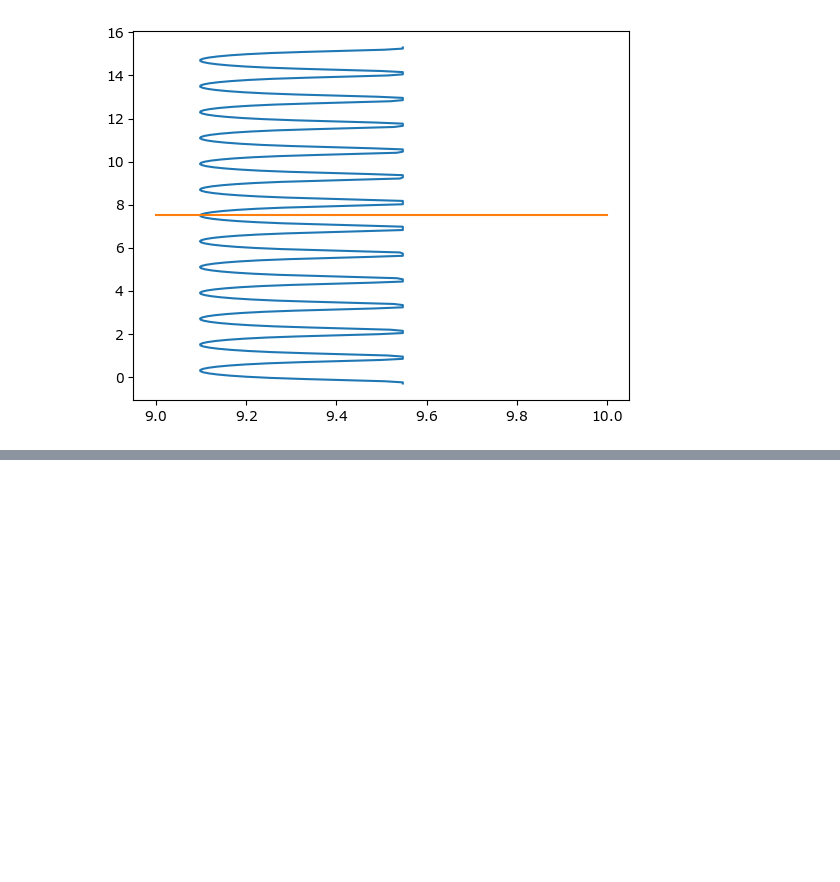
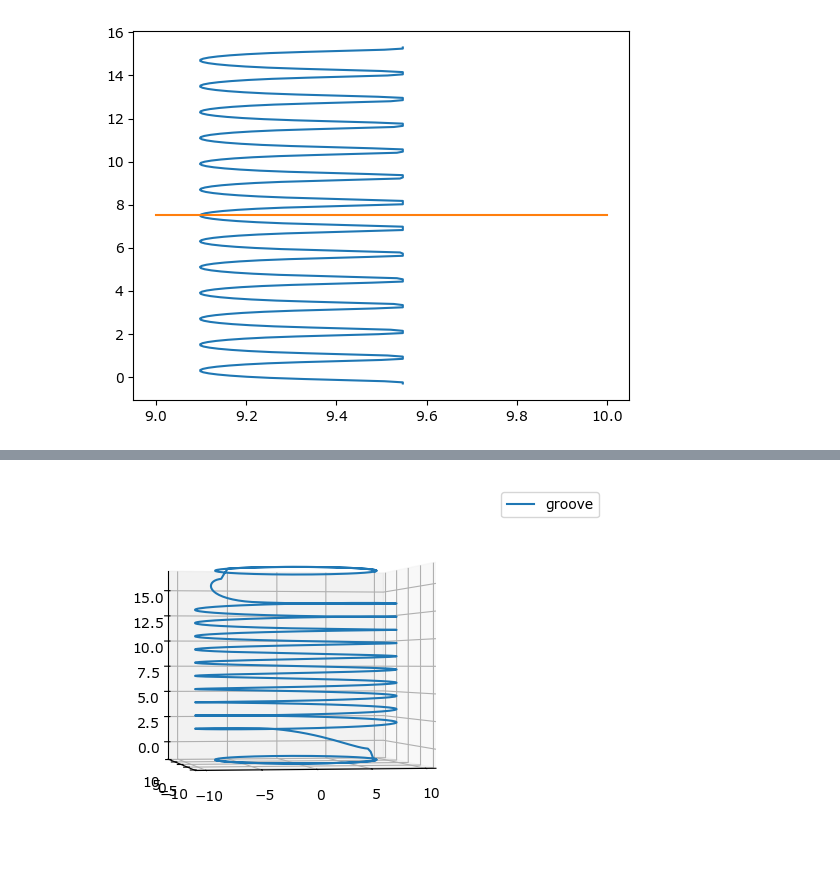
Before and after one commit to RichardPotthoff/myrepo, a Jupyter notebook: turtle_capstan.ipynb, the cells around one changed output, grey strips where cells are left out. Saved outputs shown, nothing was run; the diff lists cells and outputs as text; code cells hidden in the pictures; blank space fills up the shorter version.

```diff
--- a/turtle_capstan.ipynb
+++ b/turtle_capstan.ipynb
@@ -404,0 +489,14 @@ print(f'{(-(z-z0)+z0)[-1]}, {z[-1]}')
+# %%
+import matplotlib.pyplot as plt
+fig=plt.figure()
+ax=fig.add_subplot(projection='3d')
+phi=np.linspace(-3*pi,12*2*pi,1000)
+r,z=groove_path(phi)
+p=r*np.exp(1j*phi)
+ax.plot3D(p.real,p.imag,z,label='groove')
+limits = np.array([getattr(ax, f'get_{axis}lim')() for axis in 'xyz'])
+ax.set_box_aspect(np.ptp(limits, axis = 1))
+ax.view_init(elev=0, azim=-100 , roll=0)
+ax.legend(loc='upper left',bbox_to_anchor=((1.05,0,1,1)));
+# %% [output]
+[figure, added]
```
Also changed, not shown: parts of 7 cells of this notebook.
